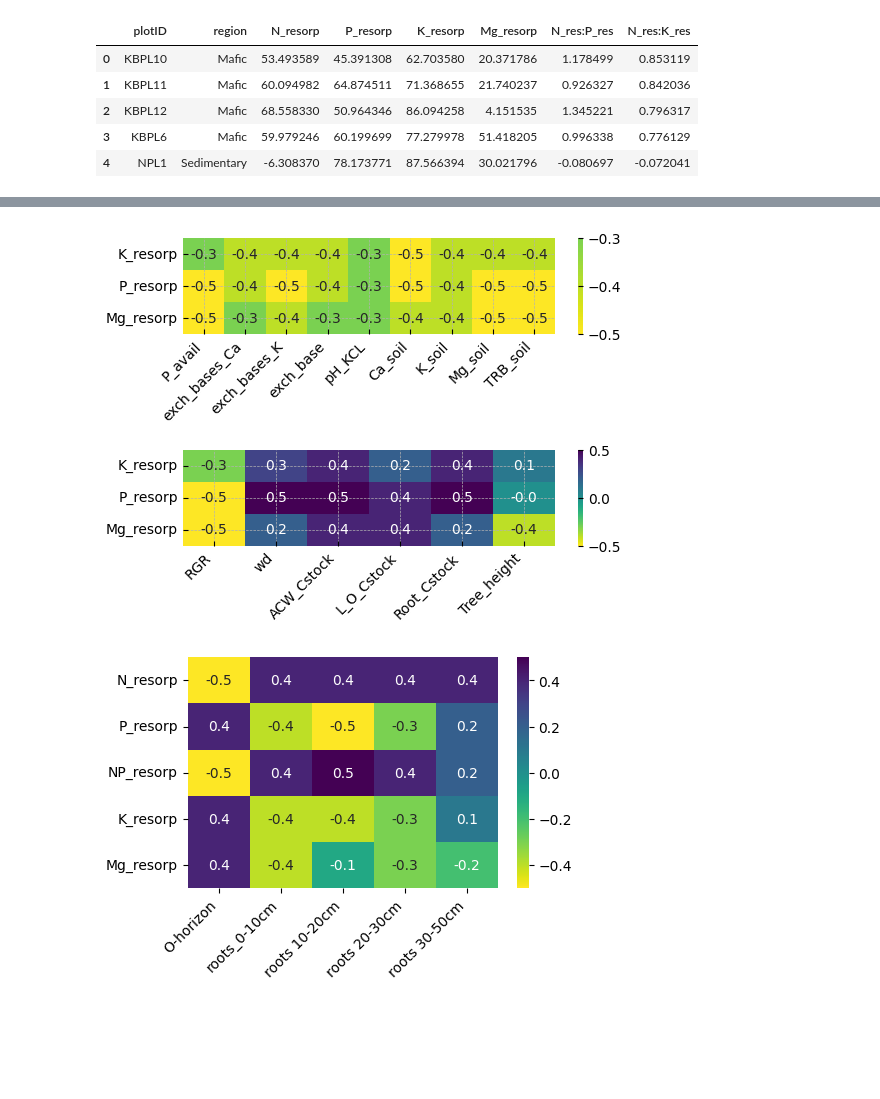
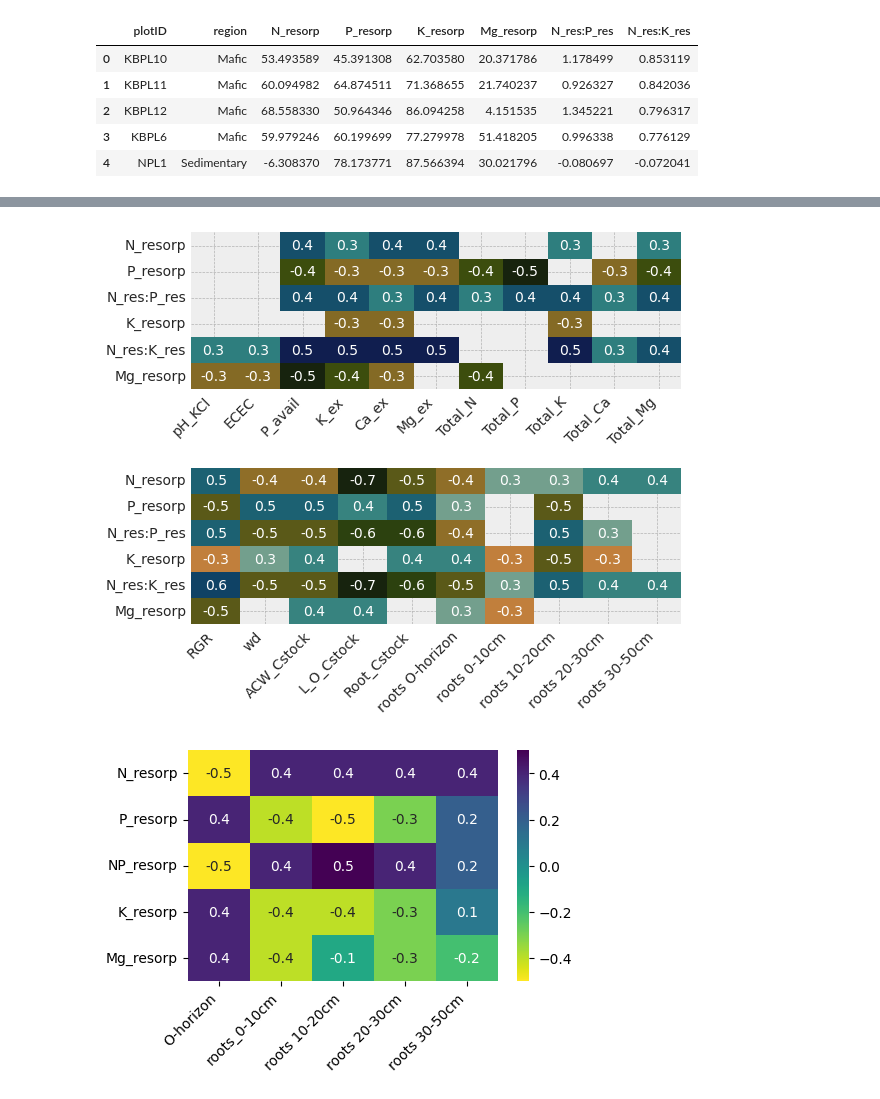
Before and after one commit to BBenyamini/eco-analysis, a Jupyter notebook: analysis/canopy.ipynb, the cells around one changed output, grey strips where cells are left out. Cells and saved outputs as stored; diff of their text form; code cells hidden in the pictures; blank space fills up the shorter version.

Commit message:
added correlation between resorption and biomass

```diff
--- a/analysis/canopy.ipynb
+++ b/analysis/canopy.ipynb
@@ -813,6 +806,8 @@ soil_10=pd.read_excel("/home/drdc/Documents/repos/Portfolio/eco-analysis/process
 CN_soil=pd.read_excel("/home/drdc/Documents/repos/Portfolio/eco-analysis/processed/soil_carbon.xlsx" )
 
 soil_10=pd.merge(soil_10, sample_id, how='inner',on='sampleID', suffixes=("_x","_y"))
+#add the soil CN data
+soil_10=pd.merge(soil_10, CN_soil.iloc[:,0:2], how='inner',on='sampleID')
 
 soil_10.head()
 # %% [output]
@@ -1508,4 +1263,0 @@ memory usage: 5.6+ KB
-# %%
-#merge resoption data and geochemical data
-resorp_df=litter_fresh_df_agg[["plotID","N_resorp","region","K_resorp","P_resorp","Mg_resorp","NP_resorp"]]
-resorp_df.head()
@@ -1542,3 +1264,5 @@ resorp_df
 # %%
-resorp_root_density=fine_roots_pivot.merge(resorp_df[["plotID","N_resorp","K_resorp",	"P_resorp","Mg_resorp","NP_resorp"]],on=["plotID"], how="inner")
-resorp_root_density
+resorp_root_density=fine_roots_pivot.merge(resorp_df[["plotID","N_resorp","N_res:P_res","P_resorp","K_resorp","N_res:K_res","Mg_resorp"]],on=["plotID"], how="inner")
+resorp_biomass=resorp_root_density.merge(biomass_data[['plotID', 'RGR', 'wd','ACW_Cstock', 'L_O_Cstock', 'Root_Cstock', 'NPProot', 'NPPLitter',
+       'NPPACW', 'totalNPP', 'root_allocation','litter_allocation', 'ACW_allocation']],on="plotID", how="inner")
+resorp_biomass.head()
@@ -1545,5 +1277,8 @@ resorp_root_density
 # %%
-corr2=round(biomass_resorp.iloc[:,1:].corr(), 1)
-corr_subset2=corr2.loc[["K_resorp","P_resorp","Mg_resorp"], ["RGR","wd",
-           "ACW_Cstock","L_O_Cstock","Root_Cstock","Tree_height"]]
+corr2=np.round(resorp_biomass.iloc[:,1:].corr(), 1)
+corr2
+corr_subset2=corr2.loc[["N_resorp","P_resorp","N_res:P_res","K_resorp","N_res:K_res","Mg_resorp"],
+                       ['RGR', 'wd','ACW_Cstock', 'L_O_Cstock', 'Root_Cstock','roots O-horizon','roots 0-10cm', 'roots 10-20cm', 'roots 20-30cm',
+       'roots 30-50cm']]
+corr_subset2=remove_elem(list_t, corr_subset2)
 corr_subset2
@@ -1558,23 +1293,23 @@ plt.show();
 # %%
-fig = plt.subplots(figsize=(6,4))
-plt.subplots_adjust(hspace=1.2)
+# plot correlations between nutrient resorption, soil properties and biomass stocks
+plt.style.use("bmh")
+fig=plt.figure(figsize=[5,4])
+plt.subplots_adjust(hspace=0.5)
+plt.subplot(211)
 
-plt.subplot(2,1,1)
-sns.heatmap(corr_subset, annot=True,cmap='viridis_r',fmt='.1f',
-           cbar=True,center=0)
+sns.heatmap(corr_subset, annot=True,cmap='cmo.tarn',fmt='.1f',
+           cbar=False,center=0)
 plt.xticks(rotation=45, ha="right")
 
 
-plt.subplot(2,1,2)
-
-sns.heatmap(corr_subset2, annot=True,cmap='viridis_r',fmt='.1f',
-           cbar=True,center=0)
+plt.subplot(212)
+sns.heatmap(corr_subset2, annot=True,cmap='cmo.tarn',fmt='.1f',
+           cbar=False,center=0)
 plt.xticks(rotation=45, ha="right")
-
-#plt.savefig('02_fig_tab/resorp_biomass_corr.png', dpi=300)
-plt.show();
+plt.show()
+fig.savefig('figures/Fig5.png', dpi=600,bbox_inches='tight', pad_inches=0.05);
 # %% [output]
-[figure, old version]
+[figure, new version]
 # %%
 corr3=np.round(resorp_root_density.corr(),1)
 corr_subset3=corr3.loc[["N_resorp","P_resorp","NP_resorp","K_resorp","Mg_resorp"], ["O-horizon","roots_0-10cm","roots 10-20cm","roots 20-30cm","roots 30-50cm"]]
```
Also changed, not shown: parts of 58 cells of this notebook, 3 other files.
